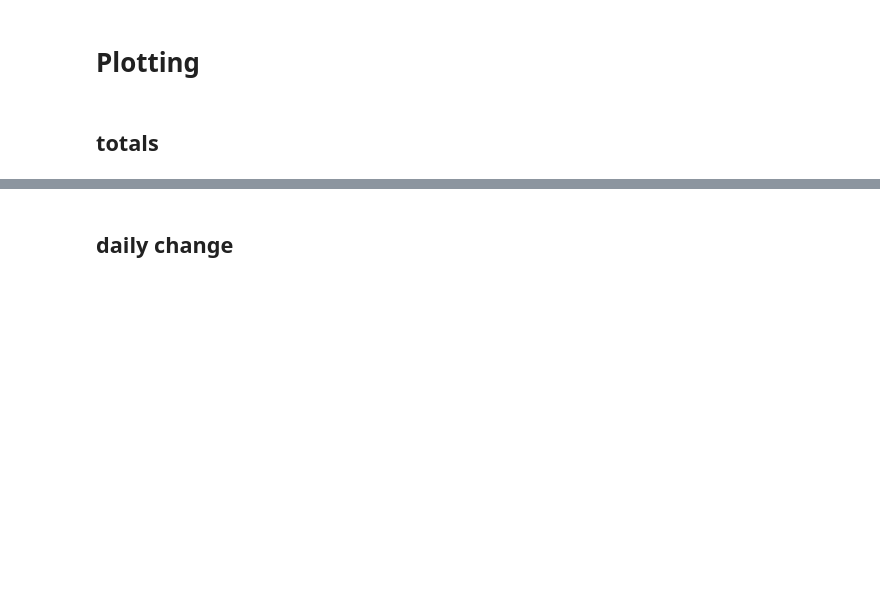
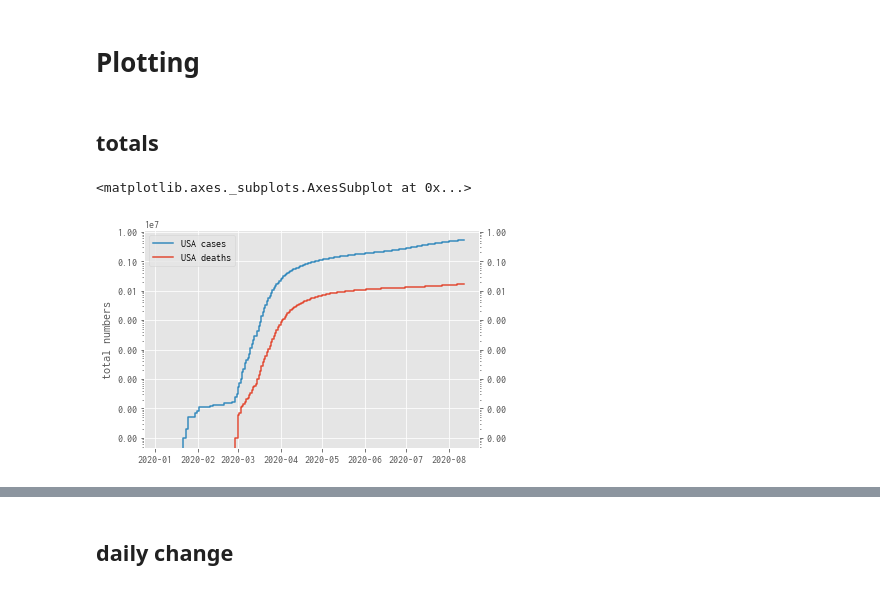
Before and after one commit to oscovida/oscovida, a Jupyter notebook: refactoring_tests.ipynb, the cells around one changed output, grey strips where cells are left out. Drawn from its saved outputs; the diff is of its cells as text; code cells hidden in the pictures; blank space fills up the shorter version.

```diff
--- a/refactoring_tests.ipynb
+++ b/refactoring_tests.ipynb
@@ -126,4 +126,10 @@ from oscovida import plots
 # %%
 region = Region('USA')
 data = region.data
+# %%
+plots.plot_totals(data.confirmed, label_prepend="USA")
+plots.plot_totals(data.deaths, label_prepend="USA")
+# %% [output]
+<matplotlib.axes._subplots.AxesSubplot at 0x...>
+[figure, added]
 # %%
```
Also changed, not shown: parts of 7 cells of this notebook.
